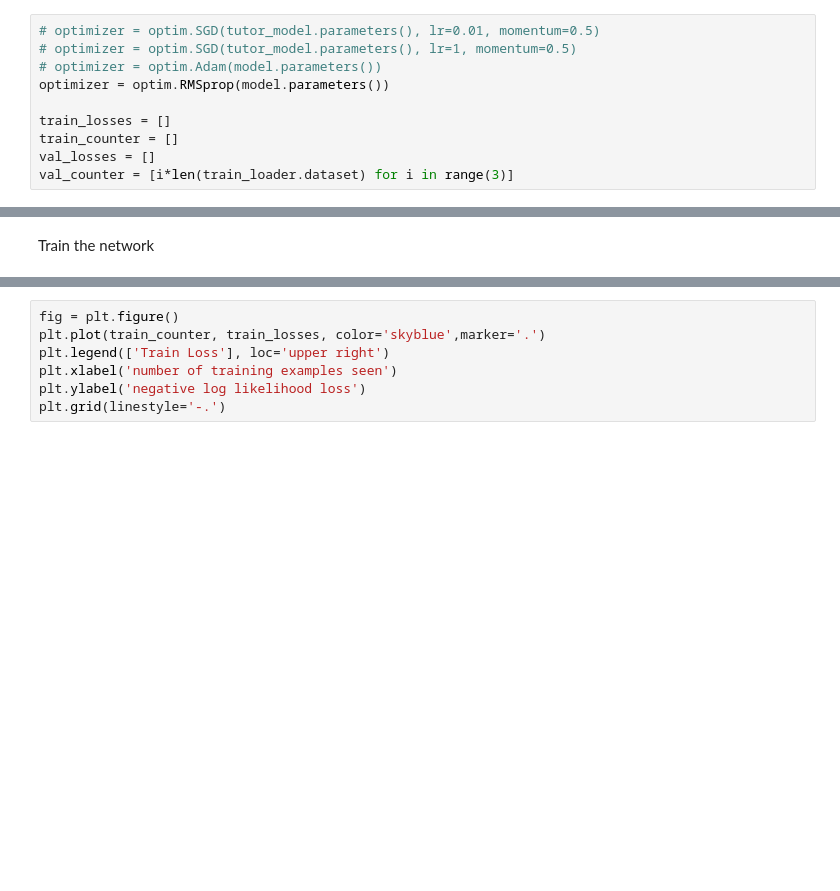
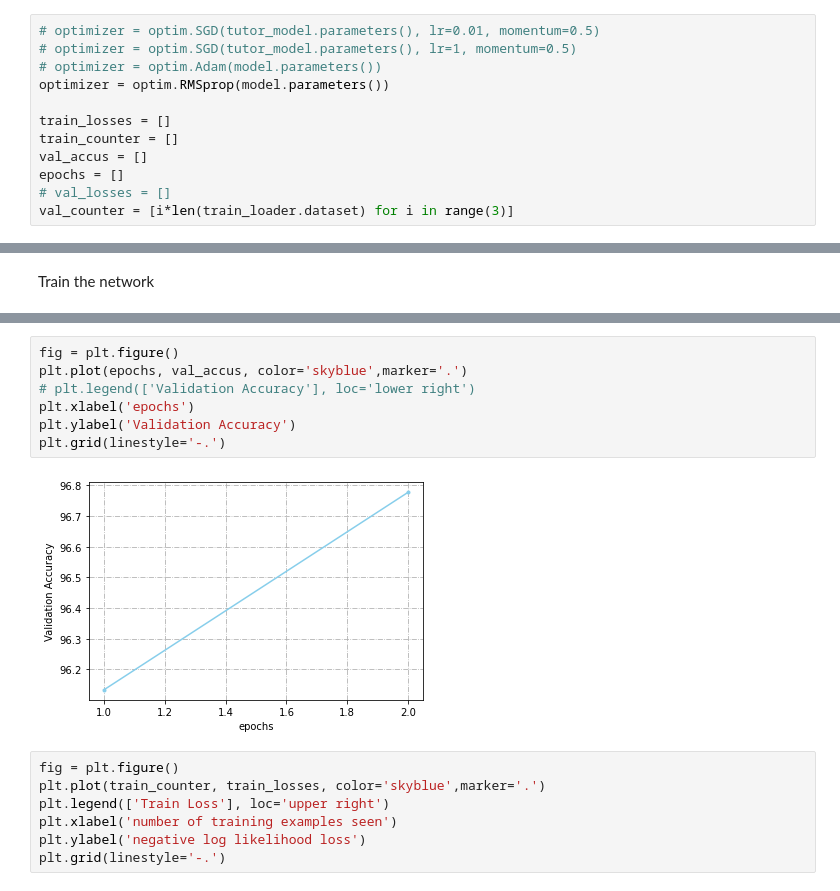
Before and after one commit to jwang44/upgraded-octo-chainsaw, a Jupyter notebook: ConvNet.ipynb, the cells around one changed output, grey strips where cells are left out. Drawn from its saved outputs; the diff is of its cells as text; blank space fills up the shorter version.

Commit message:
Add random rotation and save val accu to a list

```diff
--- a/ConvNet.ipynb
+++ b/ConvNet.ipynb
@@ -173,7 +173,9 @@ optimizer = optim.RMSprop(model.parameters())
 
 train_losses = []
 train_counter = []
-val_losses = []
+val_accus = []
+epochs = []
+# val_losses = []
 val_counter = [i*len(train_loader.dataset) for i in range(3)]
 # %% [markdown]
 ### Train and test function, used many times
@@ -247,3 +241,12 @@ Val set: Epoch: 10, Avg. loss: 0.1196, Accuracy: 8727/9000 (97%)
+# %%
+fig = plt.figure()
+plt.plot(epochs, val_accus, color='skyblue',marker='.')
+# plt.legend(['Validation Accuracy'], loc='lower right')
+plt.xlabel('epochs')
+plt.ylabel('Validation Accuracy')
+plt.grid(linestyle='-.')
+# %% [output]
+[figure, added]
 # %%
 fig = plt.figure()
 plt.plot(train_counter, train_losses, color='skyblue',marker='.')
```
Also changed, not shown: parts of 2 cells of this notebook.
